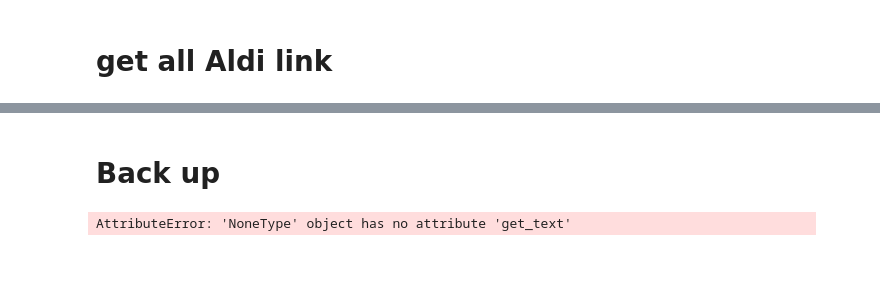
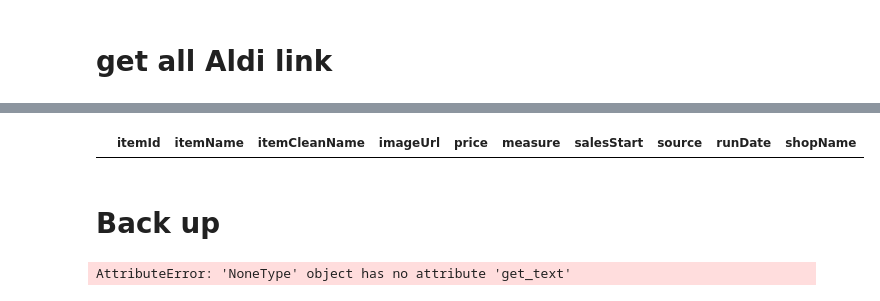
Before and after one commit to kulig1985/hot-deals-py-be, a Jupyter notebook: aldi_crawler.ipynb, the cells around one changed output, grey strips where cells are left out. Saved outputs shown, nothing was run; the diff lists cells and outputs as text; code cells hidden in the pictures; blank space fills up the shorter version.

```diff
--- a/aldi_crawler.ipynb
+++ b/aldi_crawler.ipynb
@@ -76,6 +85,15 @@ def get_all_offer_aldi(all_link):
                     item_dict['itemName'] = article.find('h2').get_text().replace('\n', '')
                     item_dict['itemCleanName'] = unidecode.unidecode(item_dict['itemName']).lower()
 
+
+                    images = article.findAll('img')
+                    img_url = np.nan
+                    for img in images:
+                        img_url = img['data-src']
+                        break
+
+                    item_dict['imageUrl'] = img_url
+
                     item_dict['price'] = article.find('span', {'class' : 'price'}).get_text().strip().replace(' Ft', '').replace(' ','')
 
                     measure = article.find('span', {'class' : 'additional-product-info'}).get_text().strip()
@@ -110,14 +128,29 @@ def get_all_offer_aldi(all_link):
                 h3 = item.find('h3')
                 h2 = item.find('h2')
 
+
                 if (h3 != None) and (h2 != None):
 
-                    item_id = item.find('sup').get_text().replace(' ','')
-                    if '/' in item_id:
-                        item_id = item_id[:item_id.find('/')]
+                    try:
+                        item_id = item.find('sup').get_text().replace(' ','')
+                        if '/' in item_id:
+                            item_id = item_id[:item_id.find('/')]
+
+                    except Exception as e:
+
+                            item_id = np.nan
+
+                    #print(h3.contents[0])
+                    images = item.findAll('img')
+                    img_url = np.nan
+                    for img in images:
+                        img_url = img['data-src']
+                        break
+
                     item_dict['itemId'] = item_id
                     item_dict['itemName'] = h3.contents[0]
                     item_dict['itemCleanName'] = unidecode.unidecode(item_dict['itemName']).lower()
+                    item_dict['imageUrl'] = img_url
 
                     price = h2.find('b')
 
@@ -170,2 +207,4 @@ df
 # %%
 df = df.fillna('N.a')
+# %%
+df = df.loc[df['price'] != '']
@@ -172,3 +215,9 @@ df = df.fillna('N.a')
+# %%
+df['price'] = df['price'].astype(int)
+# %%
+df[df['imageUrl'].isnull()]
+# %% [output]
+|  | itemId | itemName | itemCleanName | imageUrl | price | measure | salesStart | source | runDate | shopName |
 # %%
 df.to_excel('aldi_result.xlsx', index=False)
 # %% [markdown]
```
Also changed, not shown: parts of 4 cells of this notebook, 10 other files.
